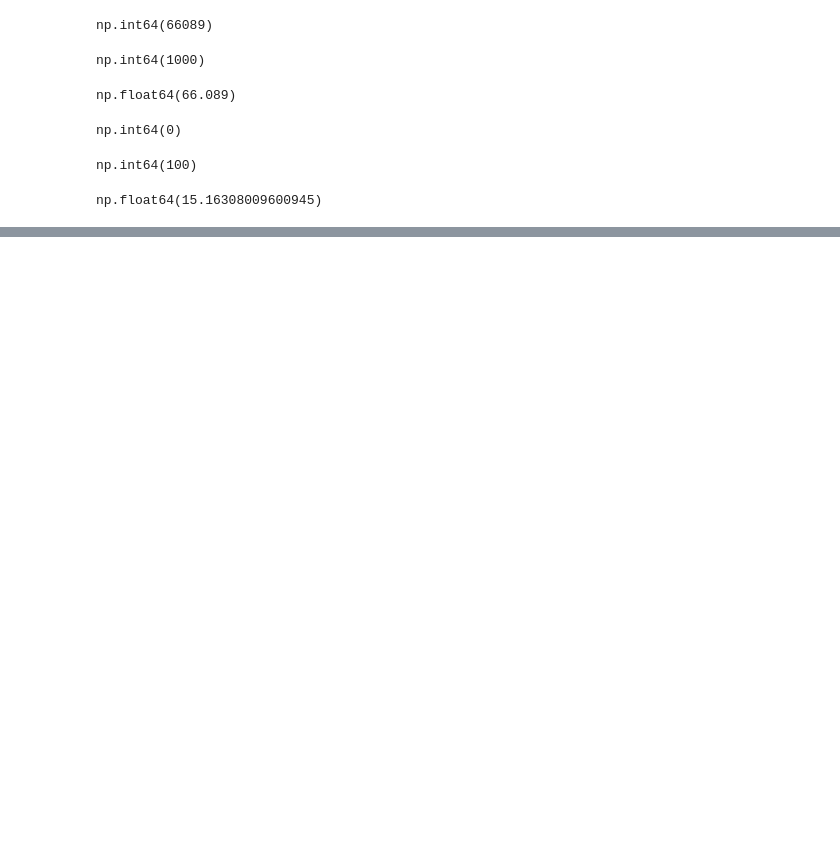
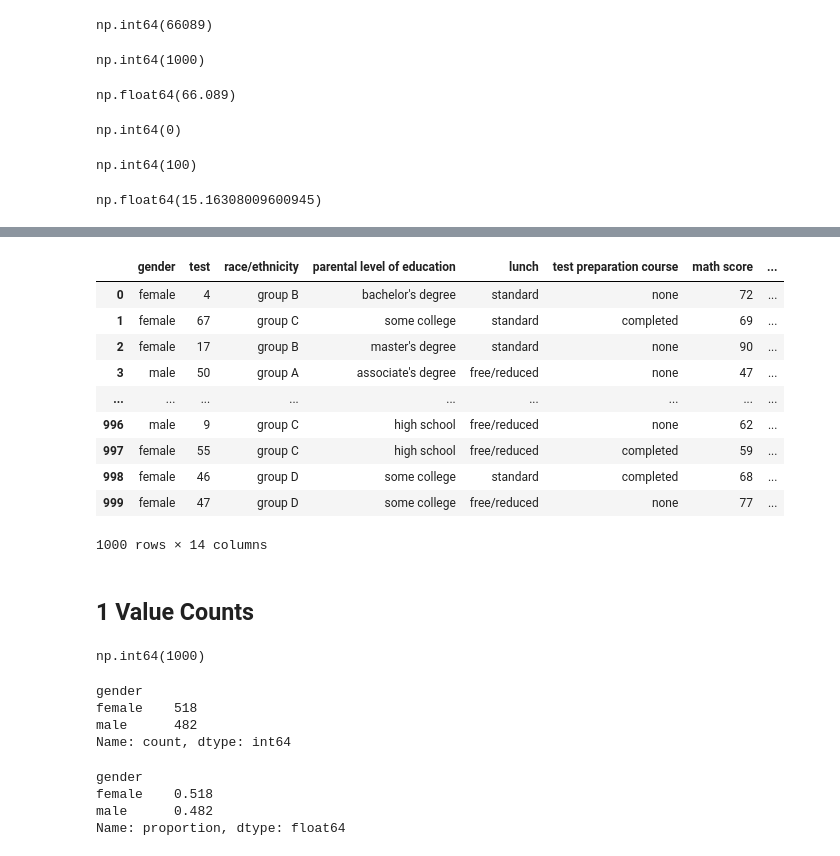
Before and after one commit to katalekoweb/full-python-course-for-data-science, a Jupyter notebook: 02-pandas-numpy/index.ipynb, the cells around one changed output, grey strips where cells are left out. Cells and saved outputs as stored; diff of their text form; code cells hidden in the pictures; blank space fills up the shorter version.

Commit message:
feat: sort and rename columns in pandas

```diff
--- a/02-pandas-numpy/index.ipynb
+++ b/02-pandas-numpy/index.ipynb
@@ -465,0 +480,45 @@ df_exams.describe()
+# %%
+# average
+df_exams['average'] = (df_exams['math score'] + df_exams['reading score'] + df_exams['writing score'])/3
+# %%
+df_exams.round(2)
+# %% [output]
+|  | gender | test | race/ethnicity | parental level of education | lunch | test preparation course | math score | ... |
+| 0 | female | 4 | group B | bachelor's degree | standard | none | 72 | ... |
+| 1 | female | 67 | group C | some college | standard | completed | 69 | ... |
+| 2 | female | 17 | group B | master's degree | standard | none | 90 | ... |
+| 3 | male | 50 | group A | associate's degree | free/reduced | none | 47 | ... |
+| ... | ... | ... | ... | ... | ... | ... | ... | ... |
+| 996 | male | 9 | group C | high school | free/reduced | none | 62 | ... |
+| 997 | female | 55 | group C | high school | free/reduced | completed | 59 | ... |
+| 998 | female | 46 | group D | some college | standard | completed | 68 | ... |
+| 999 | female | 47 | group D | some college | free/reduced | none | 77 | ... |
+1000 rows × 14 columns
+# %% [markdown]
+## 1 Value Counts
+# %%
+# countig gender elements
+
+# len function
+len(df_exams['gender'])
+
+# .count() method
+df_exams['gender'].count()
+# %% [output]
+np.int64(1000)
+# %%
+# counting gender elements by category
+df_exams['gender'].value_counts()
+# %% [output]
+gender
+female    518
+male      482
+Name: count, dtype: int64
+# %%
+# return relative frequency (percentage)
+df_exams['gender'].value_counts(normalize=True)
+# %% [output]
+gender
+female    0.518
+male      0.482
+Name: proportion, dtype: float64
```
Also changed, not shown: parts of 6 cells of this notebook, 2 other files.
